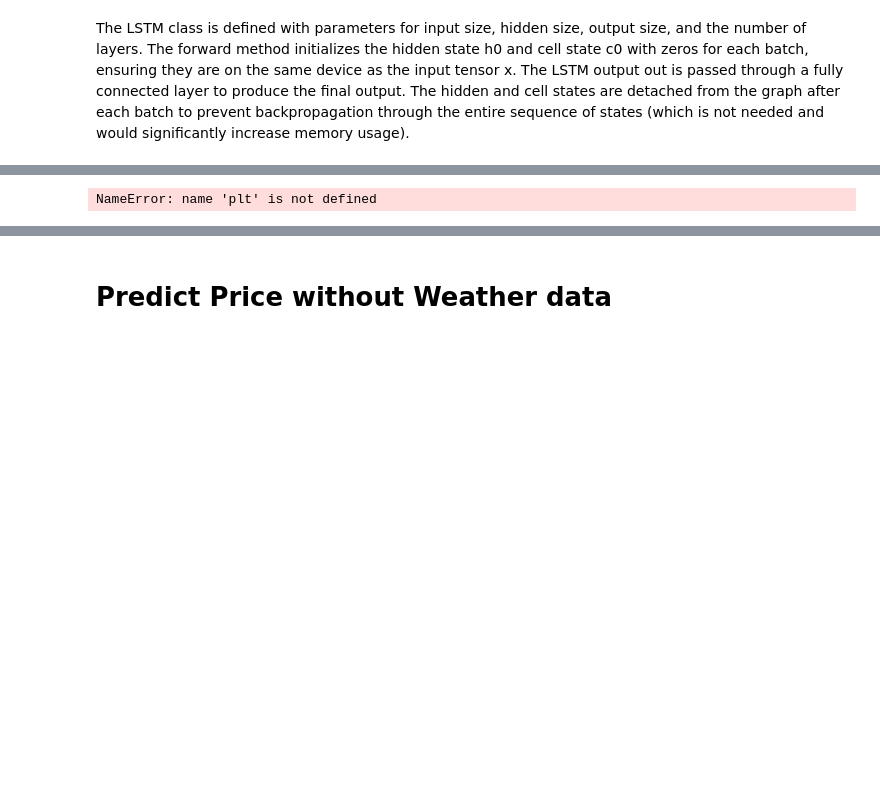
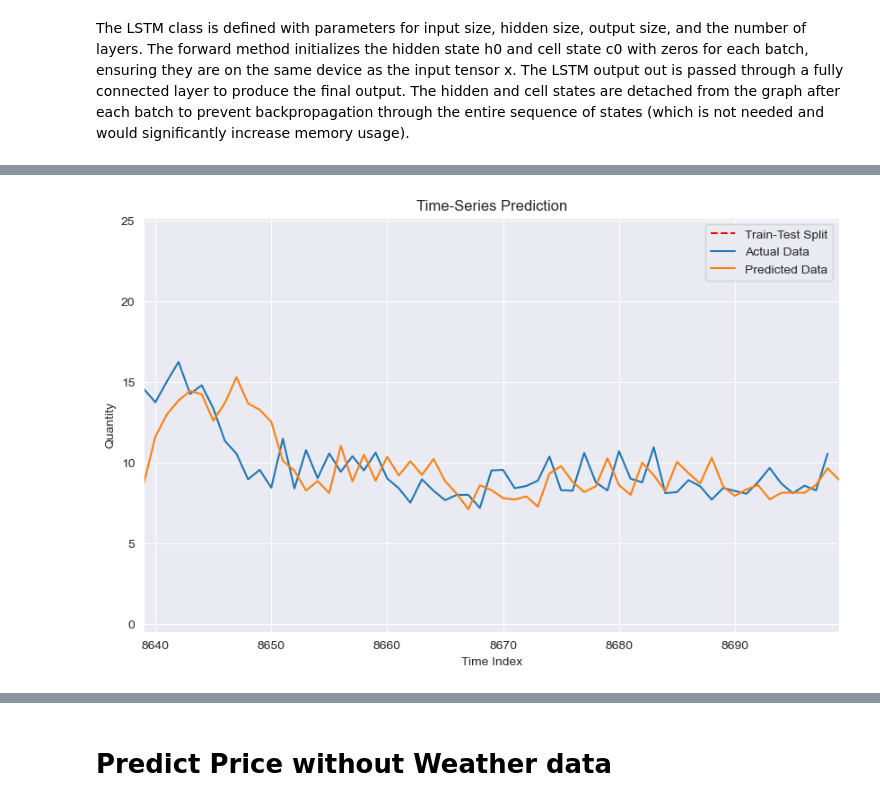
Before and after one commit to Hzsen/STAT4911_IGSEnergy, a Jupyter notebook: LSTM.ipynb, the cells around one changed output, grey strips where cells are left out. Drawn from its saved outputs; the diff is of its cells as text; code cells hidden in the pictures; blank space fills up the shorter version.

Commit message:
update prediction price file

```diff
--- a/LSTM.ipynb
+++ b/LSTM.ipynb
@@ -222,16 +226,35 @@ NameError: name 'LSTM' is not defined
 # %%
-#Plotting the chart for date range 0-2000
+import matplotlib.pyplot as plt
+import numpy as np
+
+#Assuming data_predict and dataY_plot are the predicted and actual data, respectively
+# Calculate the splitting point in the plot for visualizing train-test separation
+
 plt.figure(figsize=(10,6))
 plt.axvline(x=split_pt, c='r', linestyle='--', label='Train-Test Split')
-plt.plot(dataY_plot[:2000], label='Actual Data')
-plt.plot(np.arange(seq_length, 2000+seq_length), data_predict[:2000], label='Predicted Data')
+
+
+plt.plot(dataY_plot, label='Actual Data')
+
+# Predictions (overlay on the actual data)
+plt.plot(np.arange(seq_length, len(data_predict)+seq_length), data_predict, label='Predicted Data')
+
+# Set the title and labels
 plt.title('Time-Series Prediction')
 plt.xlabel('Time Index')
 plt.ylabel('Quantity')
+
+# Set the legend
 plt.legend()
+
+last_three_months_start = len(dataY_plot) - 60  # 60 days in the last three months
+
+# Zoom in on the last three months
+plt.xlim(last_three_months_start, len(dataY_plot))
+
 plt.show()
 # %% [output]
-NameError: name 'plt' is not defined
+[figure, added]
 # %%
 # Calculate the mean squared error
 mse = np.mean(np.square(dataY_plot - data_predict))
```
Also changed, not shown: parts of 36 cells of this notebook, 6 other files.
